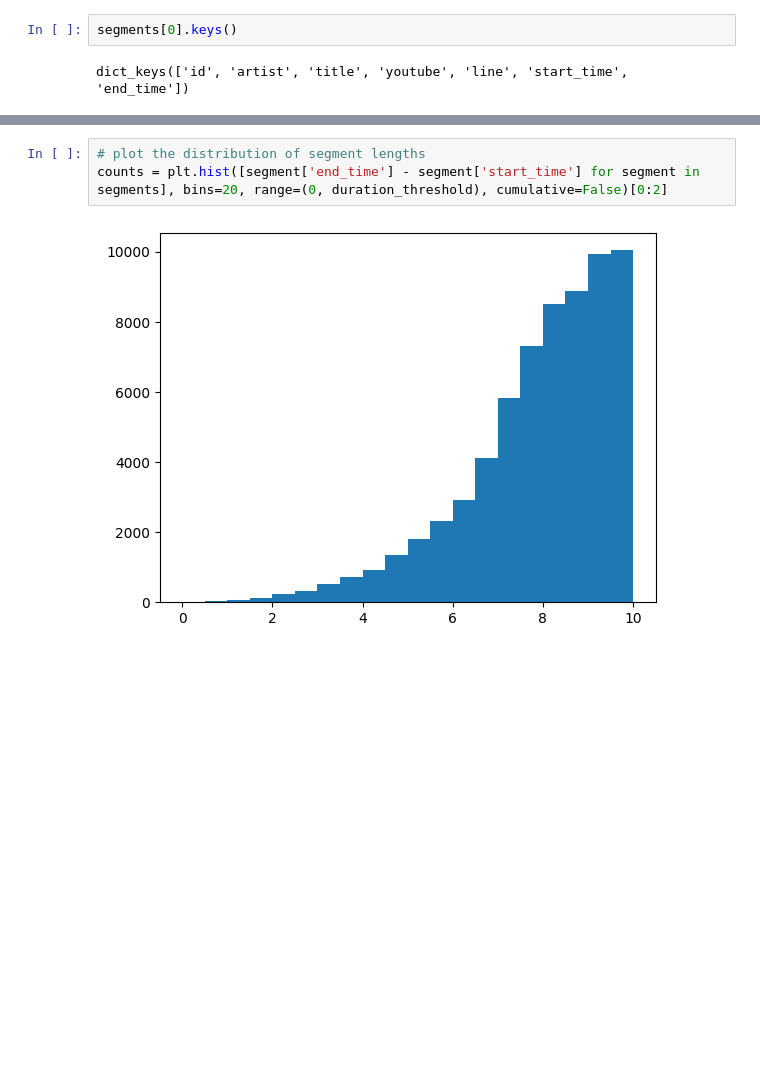
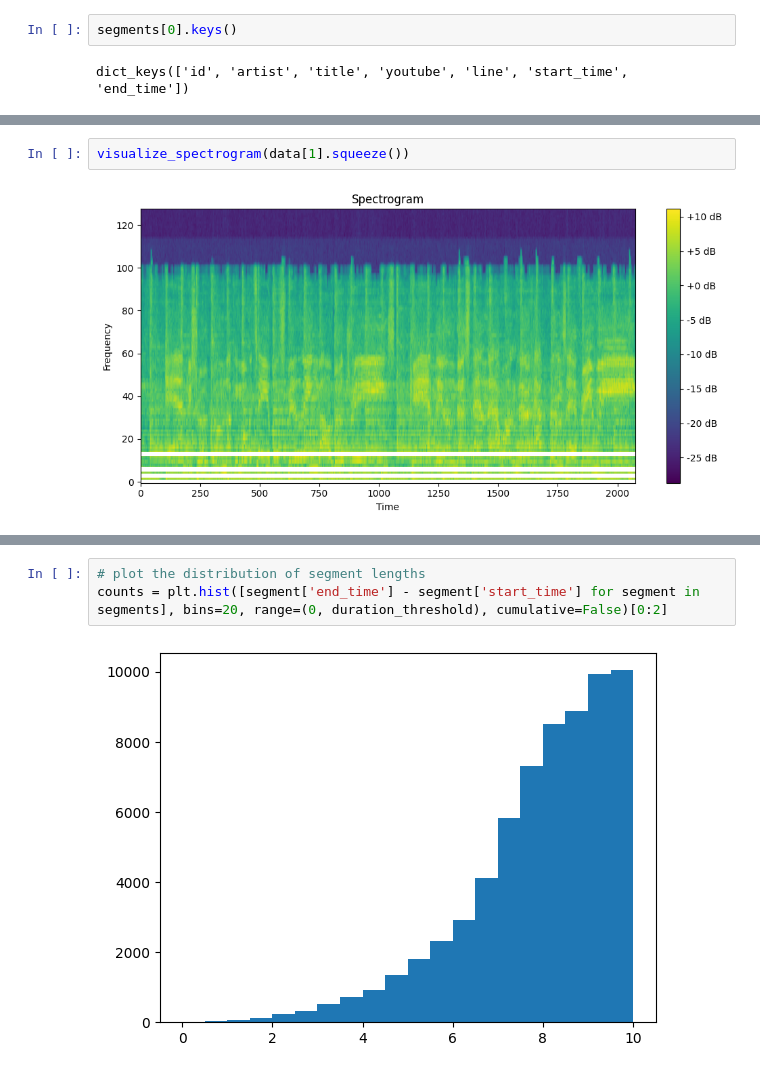
Before and after one commit to aimonbc24/Audio-Lyric-Alignment-via-Emotional-Sentiment, a Jupyter notebook: scripts/main.ipynb, the cells around one changed output, grey strips where cells are left out. Drawn from its saved outputs; the diff is of its cells as text; blank space fills up the shorter version.

```diff
--- a/scripts/main.ipynb
+++ b/scripts/main.ipynb
@@ -95,0 +117,4 @@ KeyboardInterrupt:
+# %%
+visualize_spectrogram(data[1].squeeze())
+# %% [output]
+[figure, added]
```
Also changed, not shown: parts of 16 cells of this notebook, 4 other files.
